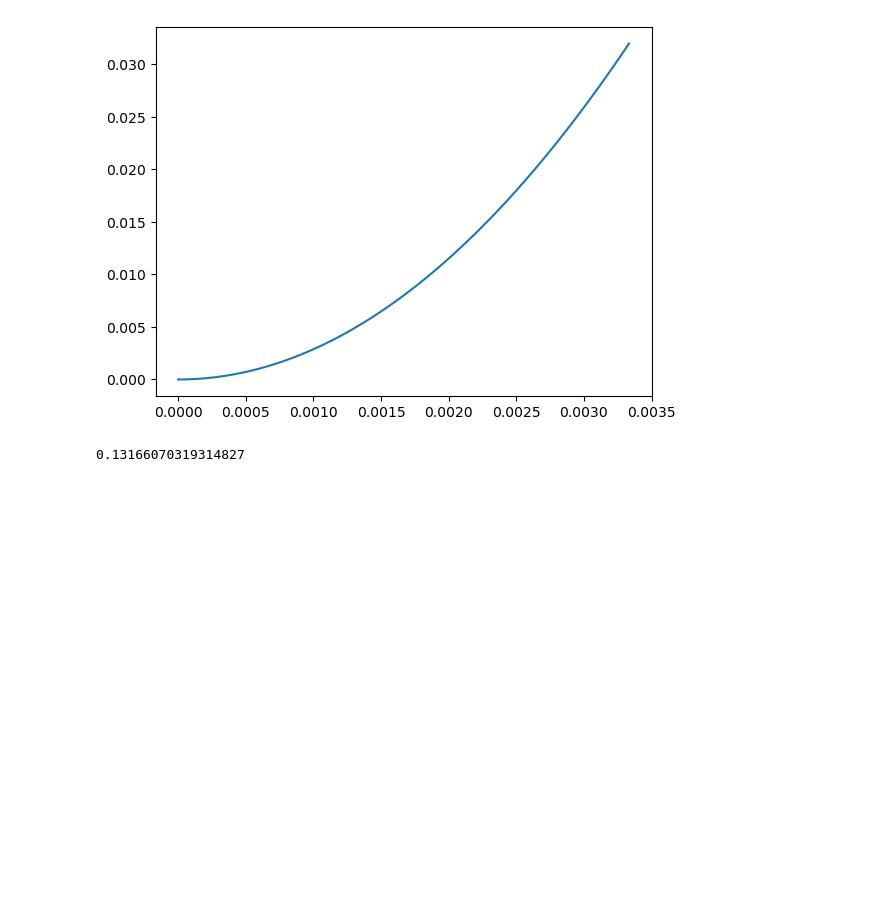
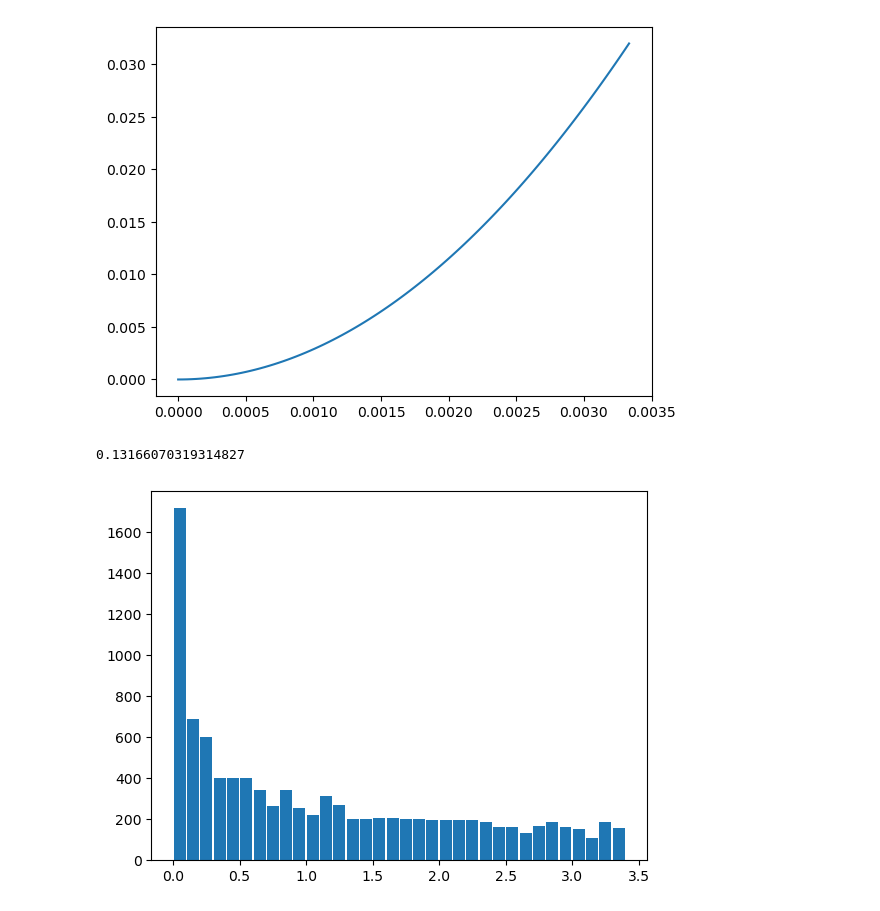
Before and after one commit to hemantkatiyar/pulse1Q, a Jupyter notebook: checking_graident.ipynb, the cells around one changed output. Saved outputs shown, nothing was run; the diff lists cells and outputs as text; code cells hidden in the pictures; blank space fills up the shorter version.

```diff
--- a/checking_graident.ipynb
+++ b/checking_graident.ipynb
@@ -270,3 +283,41 @@ xx = np.load('x120s_optimized.npy')
 print(utils.calc_fidelity6_ct(xx, nsegments, [1/300], ssx, ssy, utarg, del_t, nions, max_amp))
 # %% [output]
 0.13166070319314827
+# %%
+nions=1
+max_amp = 2 * np.pi * 25e3
+sx,sy,sz, ssx, ssy, ssz, Had = utils.get_spinops(nions,1/300)
+utarg = expm(-1j * (np.pi / 2 ) * sx[0] / 2)
+
+tau = 50e-6
+nsegments = 200
+del_t = tau/nsegments
+
+u = np.load('x_rfoptim_101_99_smooth1.npy')
+ux = u[0:nsegments] * max_amp / np.sqrt(2)
+uy = u[nsegments:] * max_amp / np.sqrt(2)
+
+amp = np.sqrt(ux**2+uy**2)
+phi = np.arctan2(uy,ux)
+
+dev_per = np.linspace(.99,1.01,100)
+
+distor_all_amp = []
+distor_all_phi = []
+infid = []
+for amp_dev in dev_per:
+    for phi_dev in dev_per:
+        distort_amp = np.zeros(nsegments)
+        distort_phi = np.zeros(nsegments)
+        for k in range(nsegments):
+            distort_amp[k] = amp[k] * amp_dev
+            distort_phi[k] = phi[k] * phi_dev
+
+        distor_all_amp.append(distort_amp)
+        distor_all_phi.append(distort_phi)
+        infid.append(utils.calc_fidelity_5_ampphi(distort_amp, distort_phi , nsegments, np.asarray([[1,1]]), ssx, ssy, utarg, del_t, nions))
+# %%
+bn =np.arange(0,max(infid),.1)
+ax = plt.hist(infid, bins = bn, rwidth=0.9 )
+# %% [output]
+[figure, added]
```
Also changed, not shown: parts of 5 cells of this notebook.
